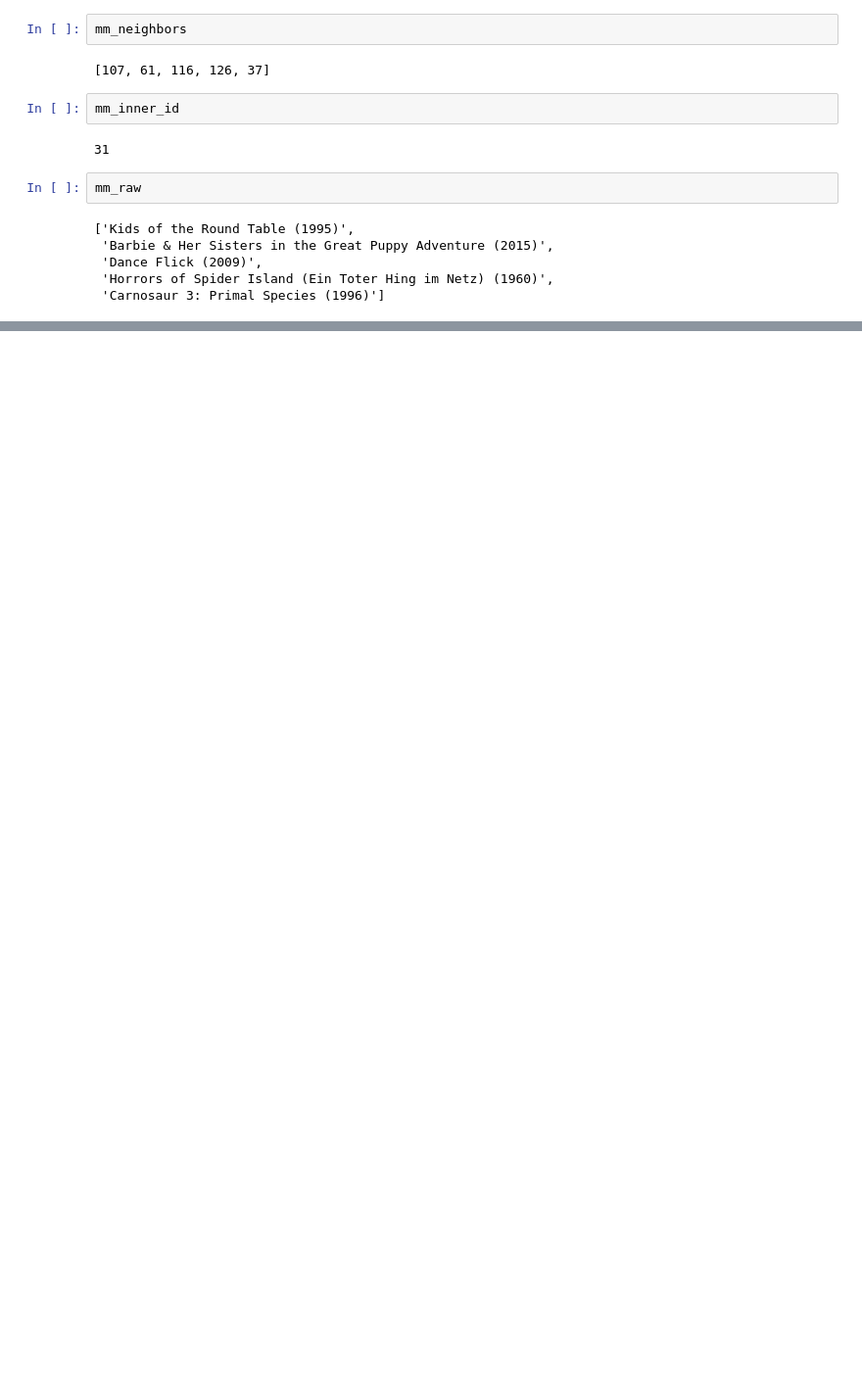
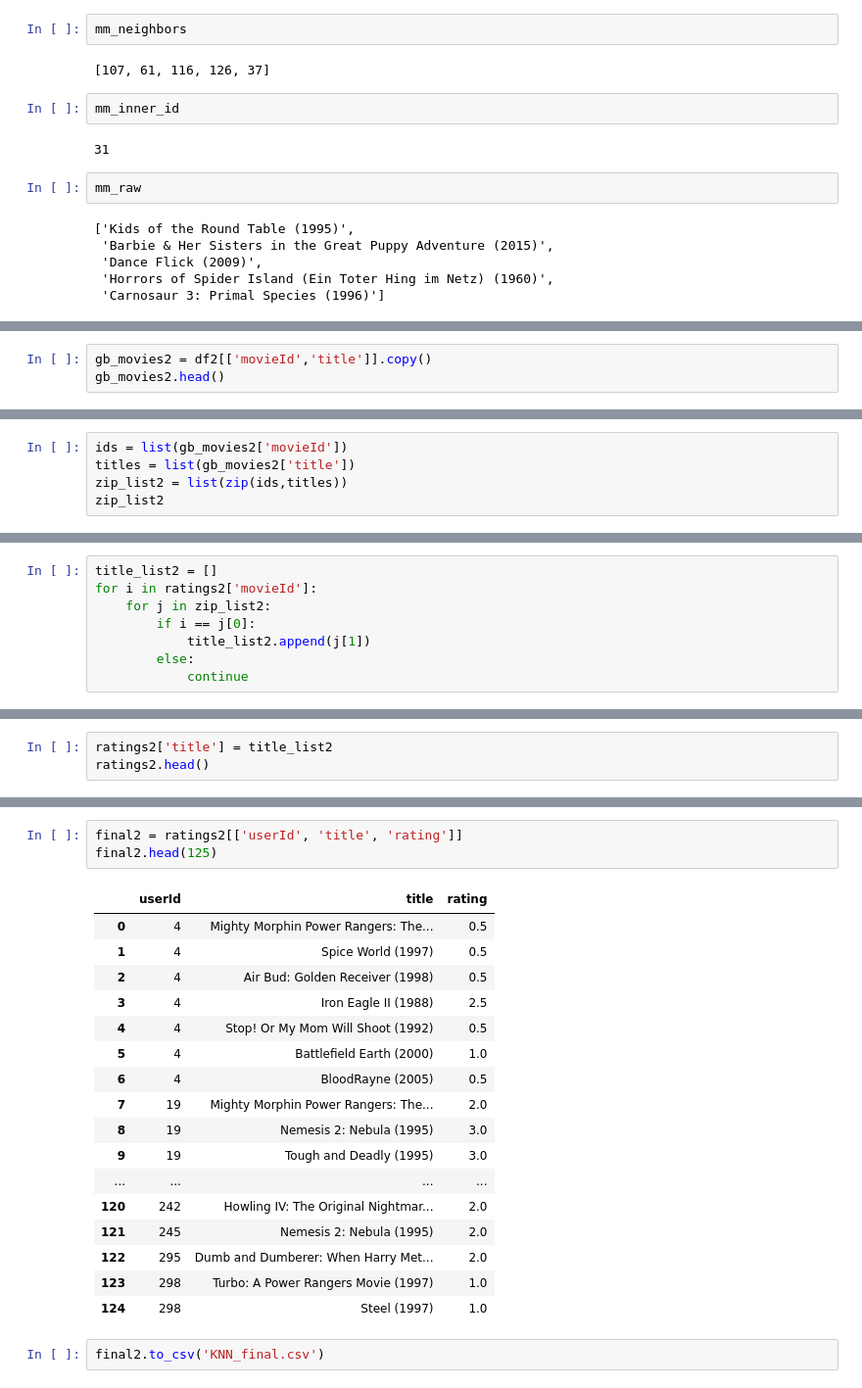
Before and after one commit to jmcneilkeller/Good_Bad_Movies, a Jupyter notebook: Implementation.ipynb, the cells around one changed output, grey strips where cells are left out. Shown at 98% size. Drawn from its saved outputs; the diff is of its cells as text; blank space fills up the shorter version.

```diff
--- a/Implementation.ipynb
+++ b/Implementation.ipynb
@@ -149,0 +186,3 @@ mm_raw
+# %%
+gb_movies2 = df2[['movieId','title']].copy()
+gb_movies2.head()
@@ -149,0 +196,5 @@ mm_raw
+# %%
+ids = list(gb_movies2['movieId'])
+titles = list(gb_movies2['title'])
+zip_list2 = list(zip(ids,titles))
+zip_list2
@@ -149,0 +223,8 @@ mm_raw
+# %%
+title_list2 = []
+for i in ratings2['movieId']:
+    for j in zip_list2:
+        if i == j[0]:
+            title_list2.append(j[1])
+        else:
+            continue
@@ -149,0 +237,3 @@ mm_raw
+# %%
+ratings2['title'] = title_list2
+ratings2.head()
@@ -149,0 +247,23 @@ mm_raw
+# %%
+final2 = ratings2[['userId', 'title', 'rating']]
+final2.head(125)
+# %% [output]
+|  | userId | title | rating |
+| 0 | 4 | Mighty Morphin Power Rangers: The... | 0.5 |
+| 1 | 4 | Spice World (1997) | 0.5 |
+| 2 | 4 | Air Bud: Golden Receiver (1998) | 0.5 |
+| 3 | 4 | Iron Eagle II (1988) | 2.5 |
+| 4 | 4 | Stop! Or My Mom Will Shoot (1992) | 0.5 |
+| 5 | 4 | Battlefield Earth (2000) | 1.0 |
+| 6 | 4 | BloodRayne (2005) | 0.5 |
+| 7 | 19 | Mighty Morphin Power Rangers: The... | 2.0 |
+| 8 | 19 | Nemesis 2: Nebula (1995) | 3.0 |
+| 9 | 19 | Tough and Deadly (1995) | 3.0 |
+| ... | ... | ... | ... |
+| 120 | 242 | Howling IV: The Original Nightmar... | 2.0 |
+| 121 | 245 | Nemesis 2: Nebula (1995) | 2.0 |
+| 122 | 295 | Dumb and Dumberer: When Harry Met... | 2.0 |
+| 123 | 298 | Turbo: A Power Rangers Movie (1997) | 1.0 |
+| 124 | 298 | Steel (1997) | 1.0 |
+# %%
+final2.to_csv('KNN_final.csv')
```
Also changed, not shown: parts of 25 cells of this notebook, 2 other files.
